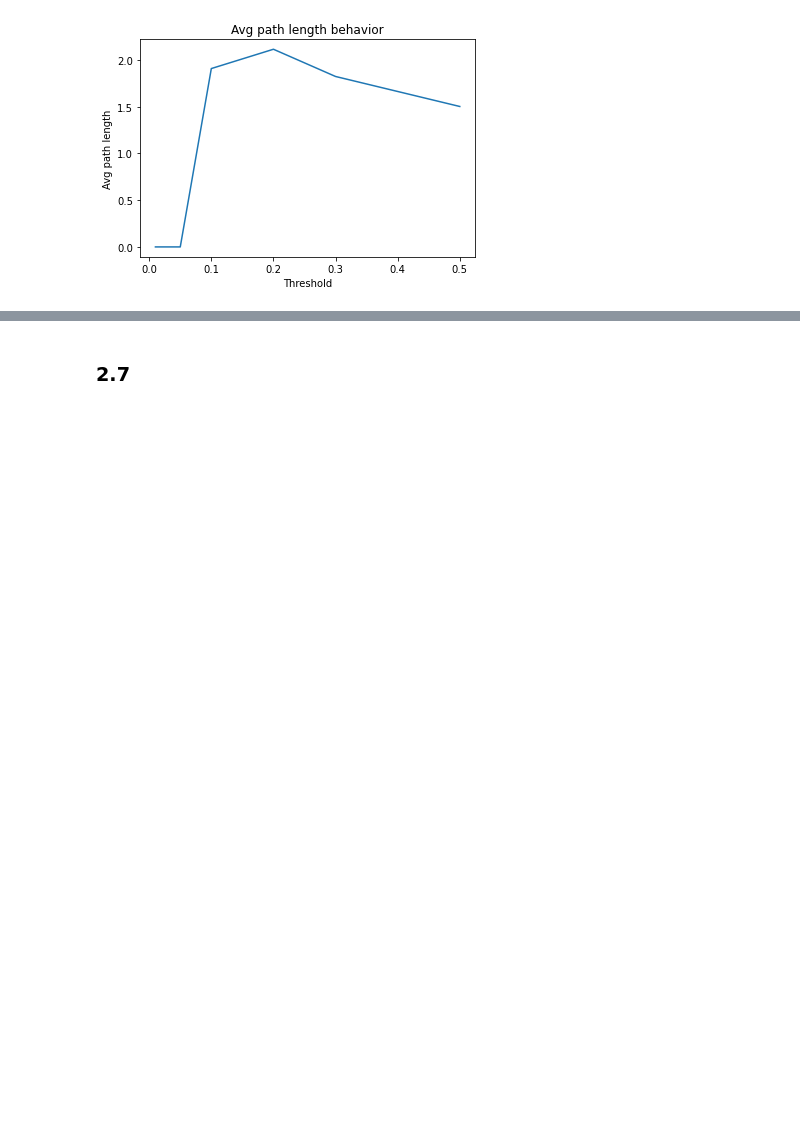
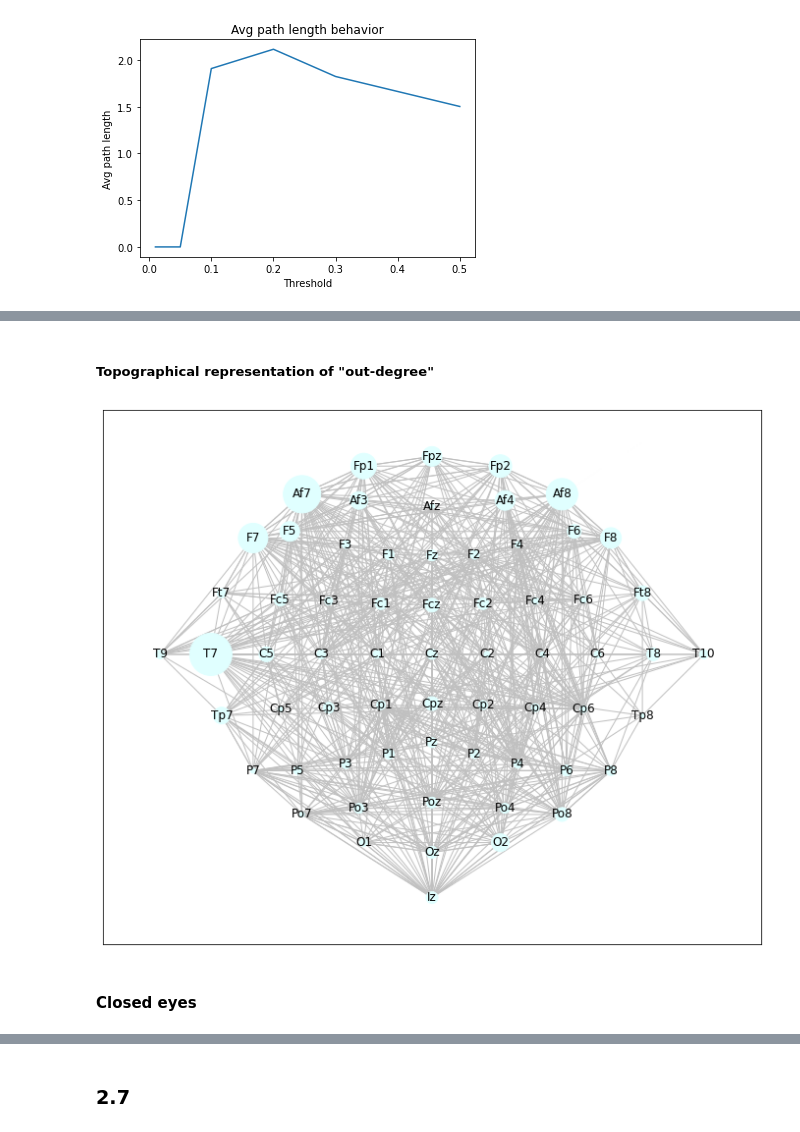
Before and after one commit to paolomandica/brain-network-analysis, a Jupyter notebook: graph_theory_indices.ipynb, the cells around one changed output, grey strips where cells are left out. Cells and saved outputs as stored; diff of their text form; code cells hidden in the pictures; blank space fills up the shorter version.

```diff
--- a/graph_theory_indices.ipynb
+++ b/graph_theory_indices.ipynb
@@ -225,0 +249,8 @@ Time passed: 57 seconds
+# %% [markdown]
+##### Topographical representation of "out-degree"
+# %%
+open_eyes_gti.draw_local_indices("out_degree")
+# %% [output]
+[figure, added]
+# %% [markdown]
+#### Closed eyes
```
Also changed, not shown: parts of 16 cells of this notebook, 3 other files.
